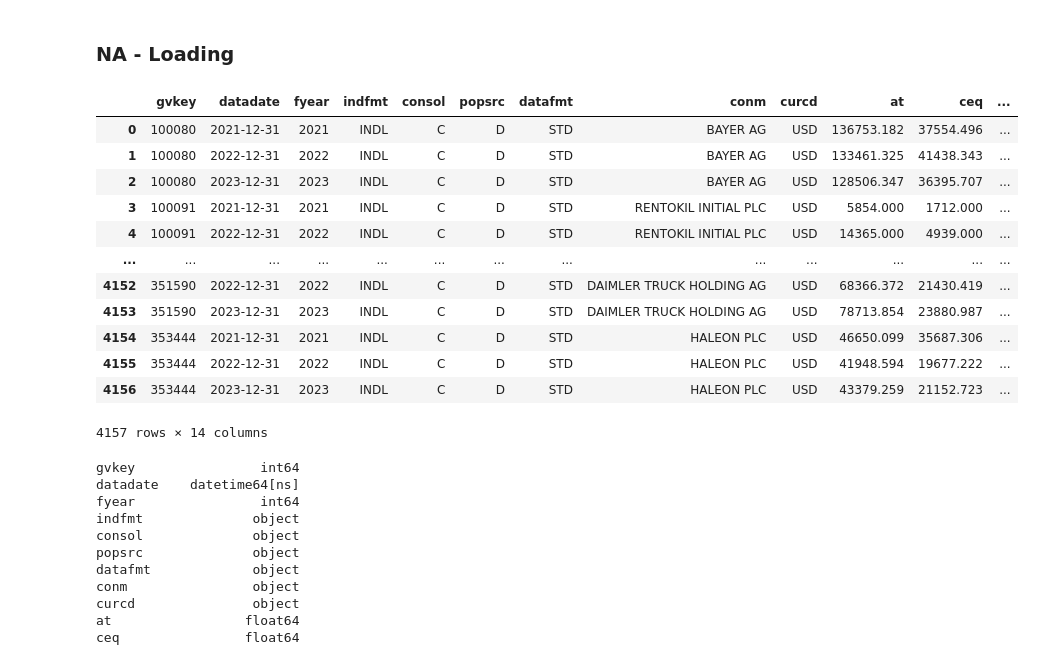
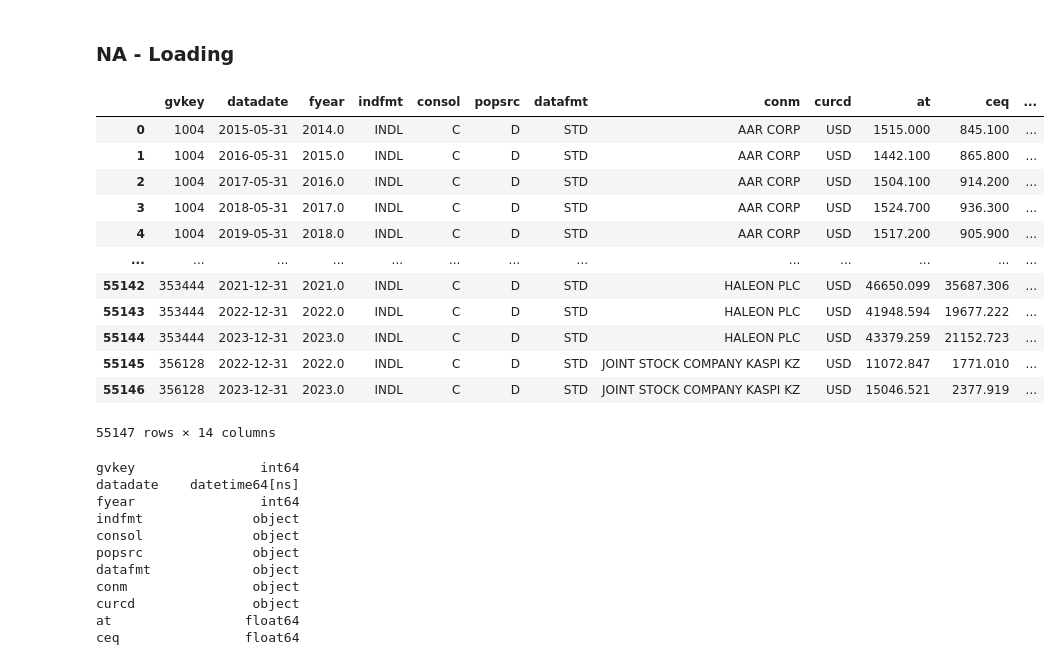
Before and after one commit to varunchodanker/MSc-Individual-Project, a Jupyter notebook: Phase1.ipynb, the cells around one changed output. Cells and saved outputs as stored; diff of their text form; code cells hidden in the pictures.

```diff
--- a/Phase1.ipynb
+++ b/Phase1.ipynb
@@ -2016,25 +2090,25 @@ Name: beta, Length: 35239, dtype: bool
 ### NA - Loading
 # %%
 fundamentals_df = pd.read_csv(
-    "phase1_fundamentals.csv",
+    "fundamentals_2014to2024.csv",
     parse_dates=["datadate"]
 )
 
 fundamentals_df
 # %% [output]
 |  | gvkey | datadate | fyear | indfmt | consol | popsrc | datafmt | conm | curcd | at | ceq | ... |
-| 0 | 100080 | 2021-12-31 | 2021 | INDL | C | D | STD | BAYER AG | USD | 136753.182 | 37554.496 | ... |
-| 1 | 100080 | 2022-12-31 | 2022 | INDL | C | D | STD | BAYER AG | USD | 133461.325 | 41438.343 | ... |
-| 2 | 100080 | 2023-12-31 | 2023 | INDL | C | D | STD | BAYER AG | USD | 128506.347 | 36395.707 | ... |
-| 3 | 100091 | 2021-12-31 | 2021 | INDL | C | D | STD | RENTOKIL INITIAL PLC | USD | 5854.000 | 1712.000 | ... |
-| 4 | 100091 | 2022-12-31 | 2022 | INDL | C | D | STD | RENTOKIL INITIAL PLC | USD | 14365.000 | 4939.000 | ... |
+| 0 | 1004 | 2015-05-31 | 2014.0 | INDL | C | D | STD | AAR CORP | USD | 1515.000 | 845.100 | ... |
+| 1 | 1004 | 2016-05-31 | 2015.0 | INDL | C | D | STD | AAR CORP | USD | 1442.100 | 865.800 | ... |
+| 2 | 1004 | 2017-05-31 | 2016.0 | INDL | C | D | STD | AAR CORP | USD | 1504.100 | 914.200 | ... |
+| 3 | 1004 | 2018-05-31 | 2017.0 | INDL | C | D | STD | AAR CORP | USD | 1524.700 | 936.300 | ... |
+| 4 | 1004 | 2019-05-31 | 2018.0 | INDL | C | D | STD | AAR CORP | USD | 1517.200 | 905.900 | ... |
 | ... | ... | ... | ... | ... | ... | ... | ... | ... | ... | ... | ... | ... |
-| 4152 | 351590 | 2022-12-31 | 2022 | INDL | C | D | STD | DAIMLER TRUCK HOLDING AG | USD | 68366.372 | 21430.419 | ... |
-| 4153 | 351590 | 2023-12-31 | 2023 | INDL | C | D | STD | DAIMLER TRUCK HOLDING AG | USD | 78713.854 | 23880.987 | ... |
-| 4154 | 353444 | 2021-12-31 | 2021 | INDL | C | D | STD | HALEON PLC | USD | 46650.099 | 35687.306 | ... |
-| 4155 | 353444 | 2022-12-31 | 2022 | INDL | C | D | STD | HALEON PLC | USD | 41948.594 | 19677.222 | ... |
-| 4156 | 353444 | 2023-12-31 | 2023 | INDL | C | D | STD | HALEON PLC | USD | 43379.259 | 21152.723 | ... |
+| 55142 | 353444 | 2021-12-31 | 2021.0 | INDL | C | D | STD | HALEON PLC | USD | 46650.099 | 35687.306 | ... |
+| 55143 | 353444 | 2022-12-31 | 2022.0 | INDL | C | D | STD | HALEON PLC | USD | 41948.594 | 19677.222 | ... |
+| 55144 | 353444 | 2023-12-31 | 2023.0 | INDL | C | D | STD | HALEON PLC | USD | 43379.259 | 21152.723 | ... |
+| 55145 | 356128 | 2022-12-31 | 2022.0 | INDL | C | D | STD | JOINT STOCK COMPANY KASPI KZ | USD | 11072.847 | 1771.010 | ... |
+| 55146 | 356128 | 2023-12-31 | 2023.0 | INDL | C | D | STD | JOINT STOCK COMPANY KASPI KZ | USD | 15046.521 | 2377.919 | ... |
-4157 rows × 14 columns
+55147 rows × 14 columns
 # %%
 fundamentals_df.dtypes
 # %% [output]
```
Also changed, not shown: parts of 51 cells of this notebook, 1 other file.
